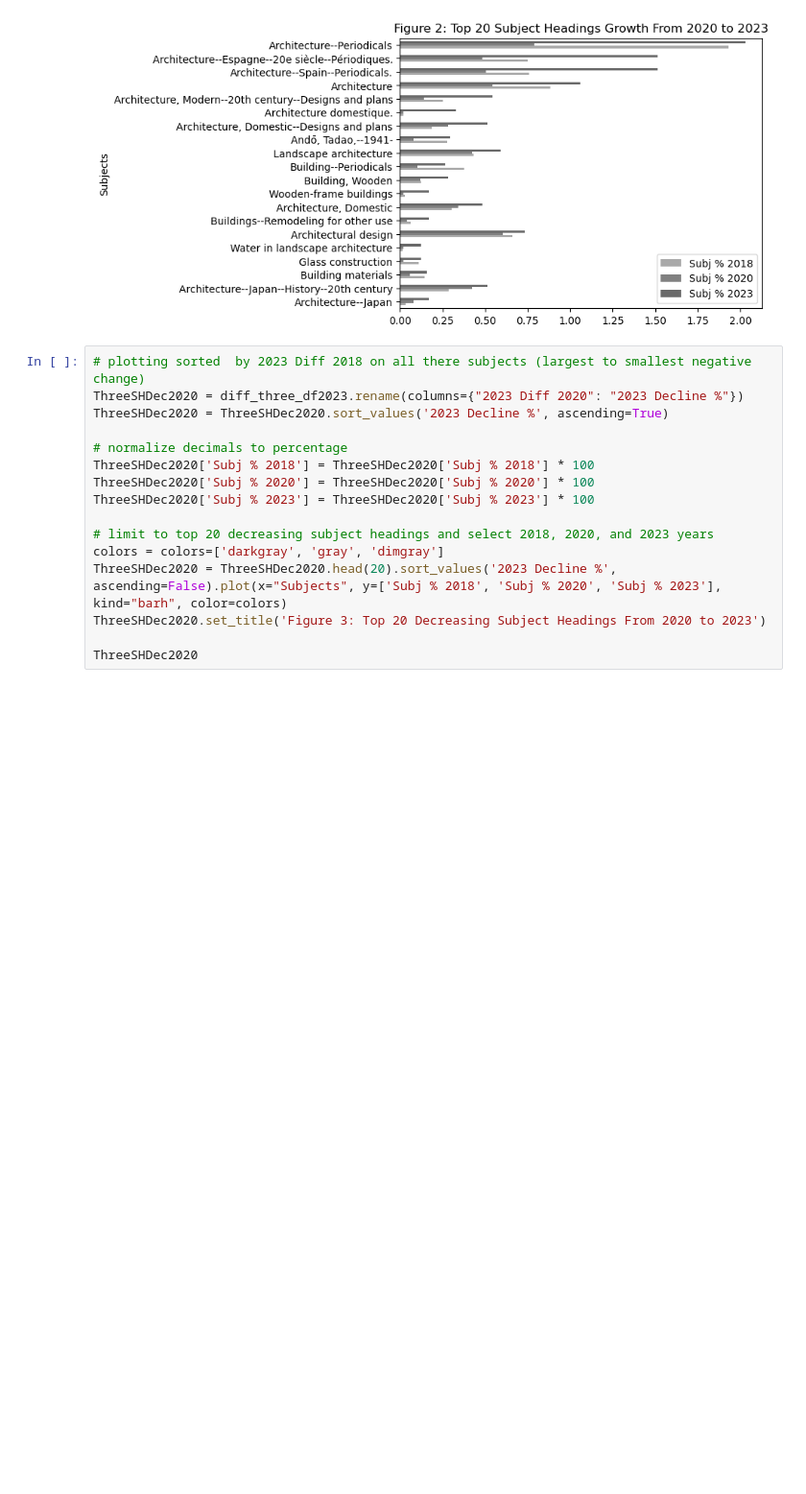
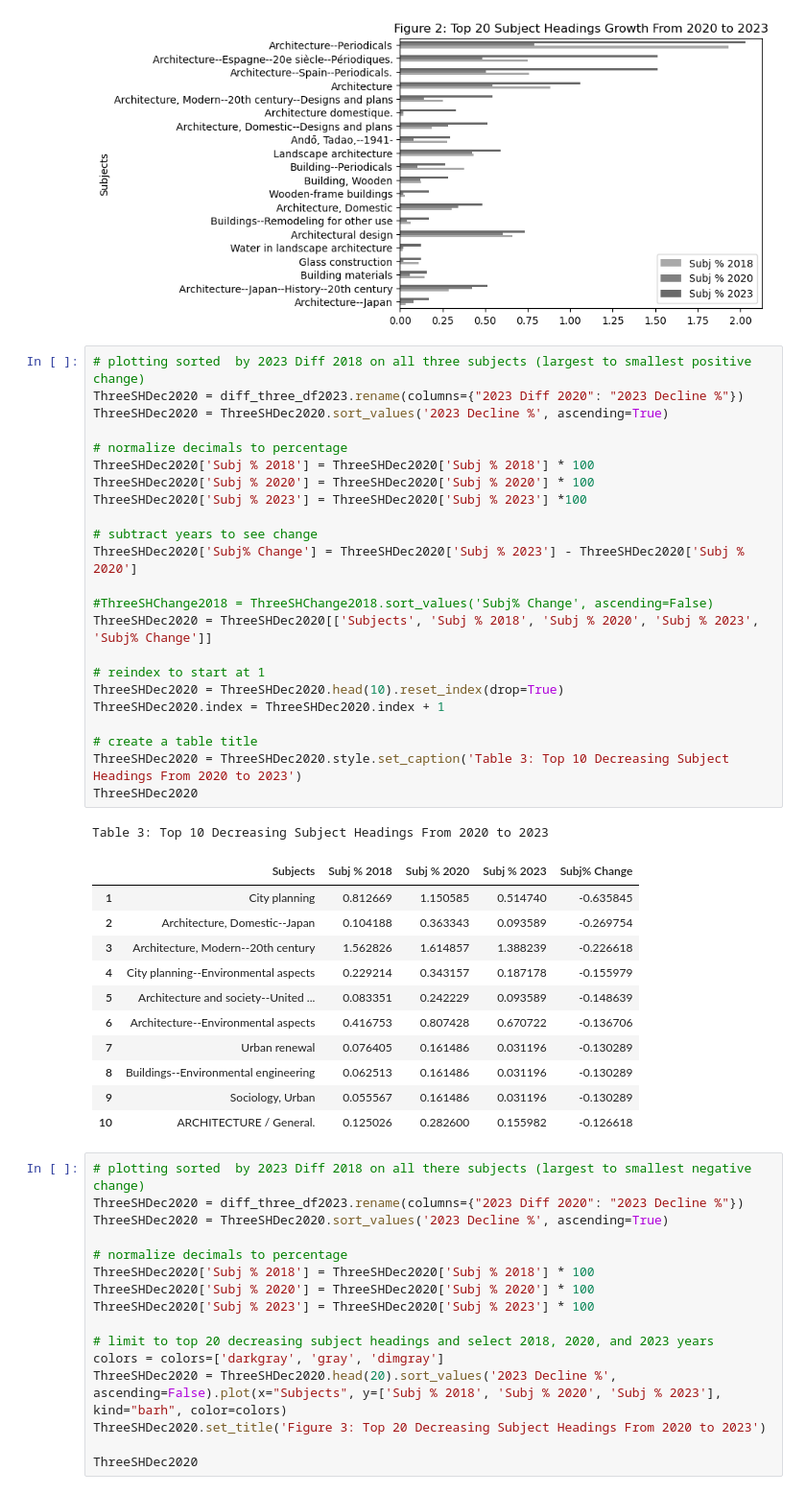
Before and after one commit to senderrr/Architecture, a Jupyter notebook: ArchitectureNotebookArticlePlots.ipynb, the cells around one changed output. Shown at 96% size. Saved outputs shown, nothing was run; the diff lists cells and outputs as text; blank space fills up the shorter version.

```diff
--- a/ArchitectureNotebookArticlePlots.ipynb
+++ b/ArchitectureNotebookArticlePlots.ipynb
@@ -237,6 +308,42 @@ ThreeSHGrowth2023
 # %% [output]
 <Axes: title={'center': 'Figure 2: Top 20 Subject Headings Growth From 2020 to 2023'}, ylabel='Subjects'>
 [figure]
+# %%
+# plotting sorted  by 2023 Diff 2018 on all three subjects (largest to smallest positive change)
+ThreeSHDec2020 = diff_three_df2023.rename(columns={"2023 Diff 2020": "2023 Decline %"})
+ThreeSHDec2020 = ThreeSHDec2020.sort_values('2023 Decline %', ascending=True)
+
+# normalize decimals to percentage
+ThreeSHDec2020['Subj % 2018'] = ThreeSHDec2020['Subj % 2018'] * 100
+ThreeSHDec2020['Subj % 2020'] = ThreeSHDec2020['Subj % 2020'] * 100
+ThreeSHDec2020['Subj % 2023'] = ThreeSHDec2020['Subj % 2023'] *100
+
+# subtract years to see change
+ThreeSHDec2020['Subj% Change'] = ThreeSHDec2020['Subj % 2023'] - ThreeSHDec2020['Subj % 2020']
+
+#ThreeSHChange2018 = ThreeSHChange2018.sort_values('Subj% Change', ascending=False)
+ThreeSHDec2020 = ThreeSHDec2020[['Subjects', 'Subj % 2018', 'Subj % 2020', 'Subj % 2023', 'Subj% Change']]
+
+# reindex to start at 1
+ThreeSHDec2020 = ThreeSHDec2020.head(10).reset_index(drop=True)
+ThreeSHDec2020.index = ThreeSHDec2020.index + 1
+
+# create a table title
+ThreeSHDec2020 = ThreeSHDec2020.style.set_caption('Table 3: Top 10 Decreasing Subject Headings From 2020 to 2023')
+ThreeSHDec2020
+# %% [output]
+Table 3: Top 10 Decreasing Subject Headings From 2020 to 2023
+|  | Subjects | Subj % 2018 | Subj % 2020 | Subj % 2023 | Subj% Change |
+| 1 | City planning | 0.812669 | 1.150585 | 0.514740 | -0.635845 |
+| 2 | Architecture, Domestic--Japan | 0.104188 | 0.363343 | 0.093589 | -0.269754 |
+| 3 | Architecture, Modern--20th century | 1.562826 | 1.614857 | 1.388239 | -0.226618 |
+| 4 | City planning--Environmental aspects | 0.229214 | 0.343157 | 0.187178 | -0.155979 |
+| 5 | Architecture and society--United ... | 0.083351 | 0.242229 | 0.093589 | -0.148639 |
+| 6 | Architecture--Environmental aspects | 0.416753 | 0.807428 | 0.670722 | -0.136706 |
+| 7 | Urban renewal | 0.076405 | 0.161486 | 0.031196 | -0.130289 |
+| 8 | Buildings--Environmental engineering | 0.062513 | 0.161486 | 0.031196 | -0.130289 |
+| 9 | Sociology, Urban | 0.055567 | 0.161486 | 0.031196 | -0.130289 |
+| 10 | ARCHITECTURE / General. | 0.125026 | 0.282600 | 0.155982 | -0.126618 |
 # %%
 # plotting sorted  by 2023 Diff 2018 on all there subjects (largest to smallest negative change)
 ThreeSHDec2020 = diff_three_df2023.rename(columns={"2023 Diff 2020": "2023 Decline %"})
```
Also changed, not shown: parts of 2 cells of this notebook.
